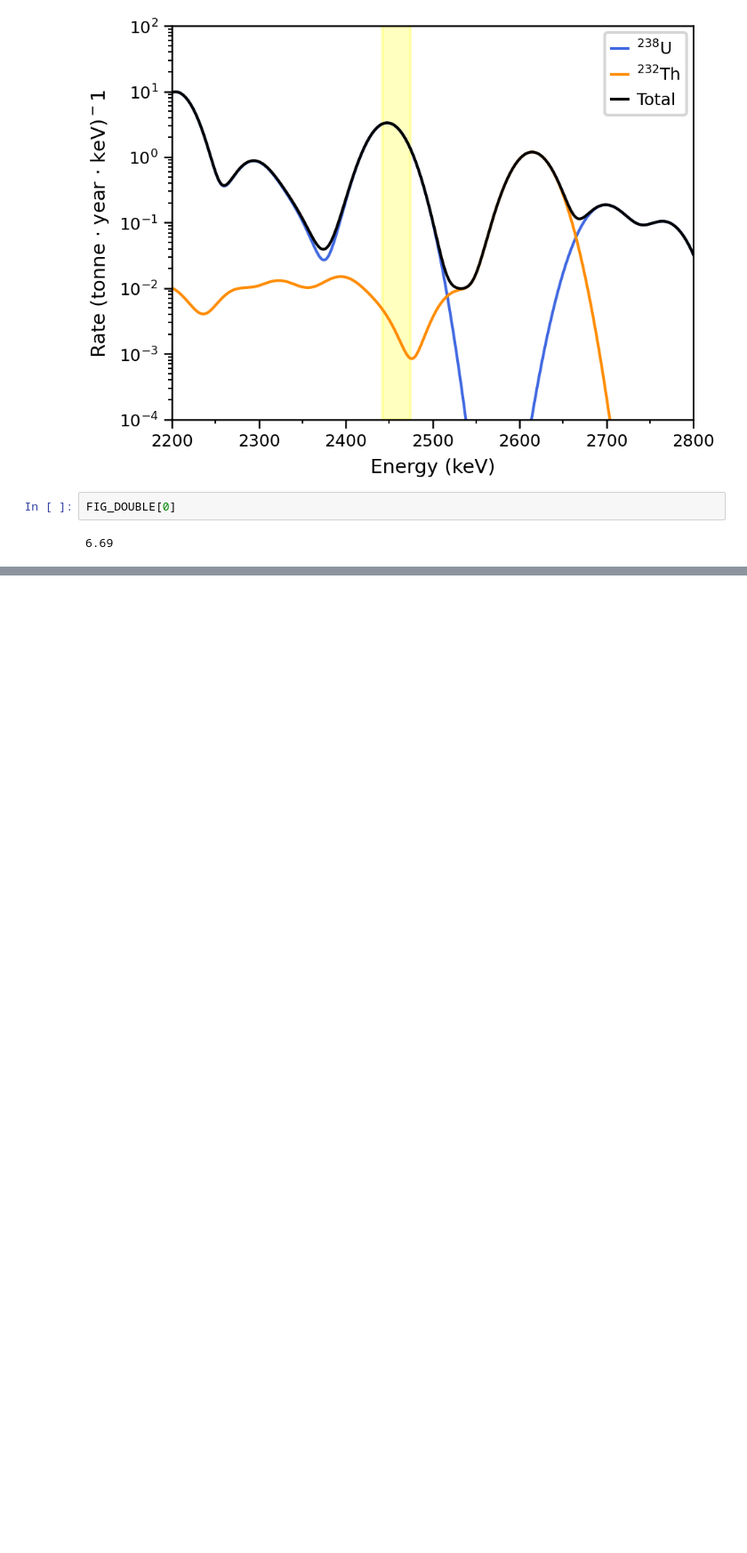
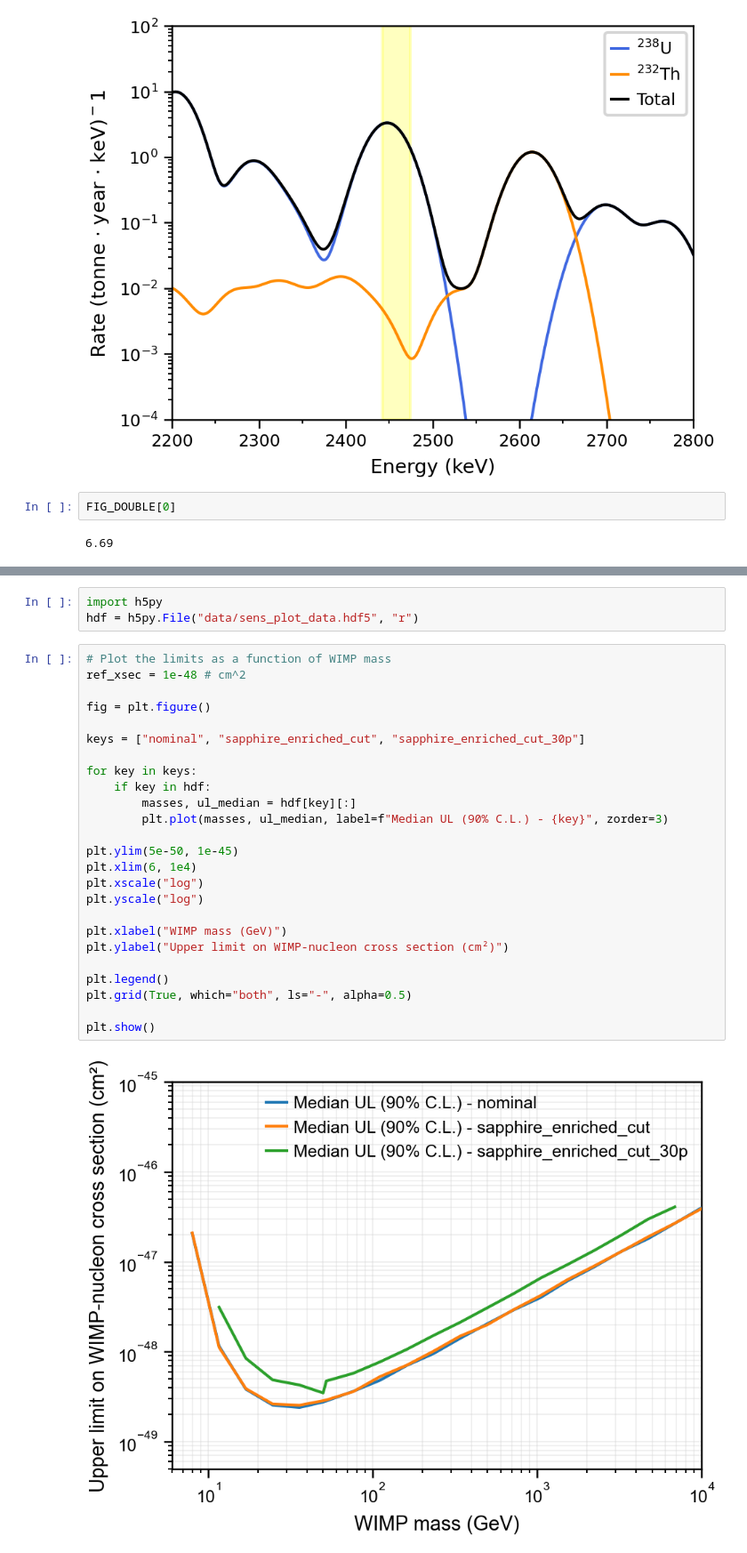
Before and after one commit to jpienaar13/HermeticTPC, a Jupyter notebook: common_plots/plotter.ipynb, the cells around one changed output, grey strips where cells are left out. Shown at 89% size. Saved outputs shown, nothing was run; the diff lists cells and outputs as text; blank space fills up the shorter version.

```diff
--- a/common_plots/plotter.ipynb
+++ b/common_plots/plotter.ipynb
@@ -175,0 +244,30 @@ FIG_DOUBLE[0]
+# %%
+import h5py
+hdf = h5py.File("data/sens_plot_data.hdf5", "r")
+# %%
+# Plot the limits as a function of WIMP mass
+ref_xsec = 1e-48 # cm^2
+
+fig = plt.figure()
+
+keys = ["nominal", "sapphire_enriched_cut", "sapphire_enriched_cut_30p"]
+
+for key in keys:
+    if key in hdf:
+        masses, ul_median = hdf[key][:]
+        plt.plot(masses, ul_median, label=f"Median UL (90% C.L.) - {key}", zorder=3)
+
+plt.ylim(5e-50, 1e-45)
+plt.xlim(6, 1e4)
+plt.xscale("log")
+plt.yscale("log")
+
+plt.xlabel("WIMP mass (GeV)")
+plt.ylabel("Upper limit on WIMP-nucleon cross section (cm²)")
+
+plt.legend()
+plt.grid(True, which="both", ls="-", alpha=0.5)
+
+plt.show()
+# %% [output]
+[figure, added]
```
Also changed, not shown: parts of 5 cells of this notebook, 1 other file.
